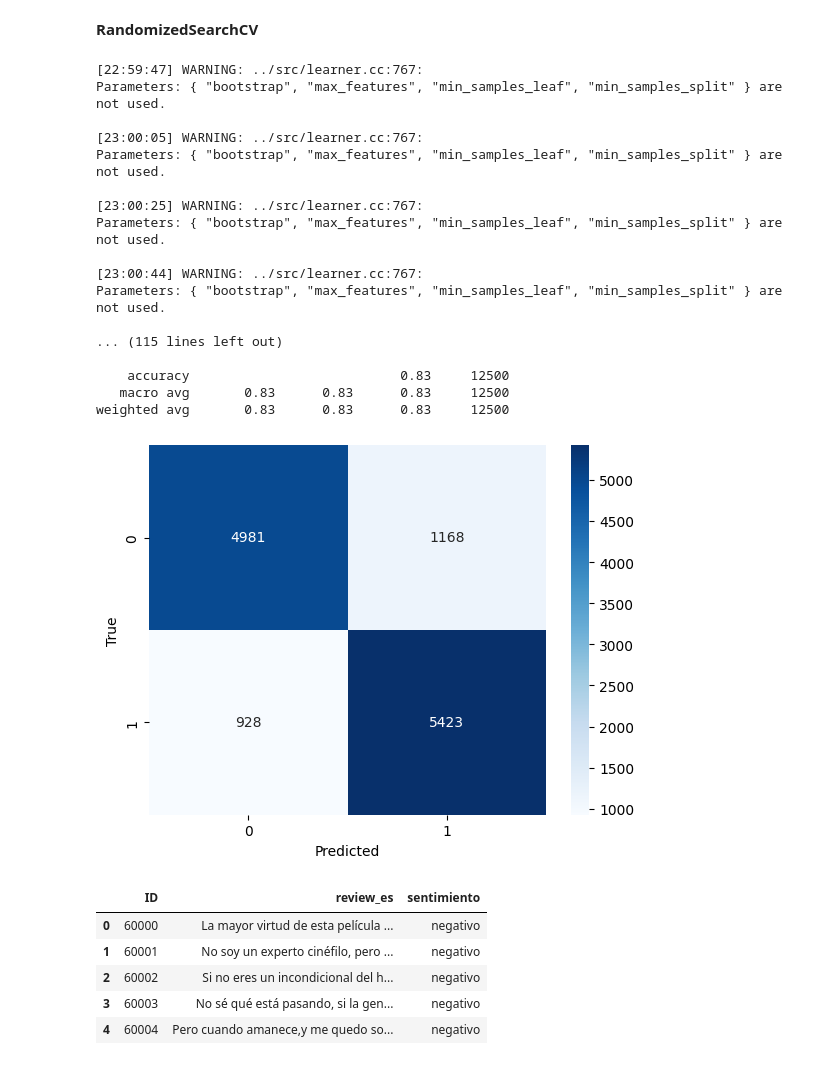
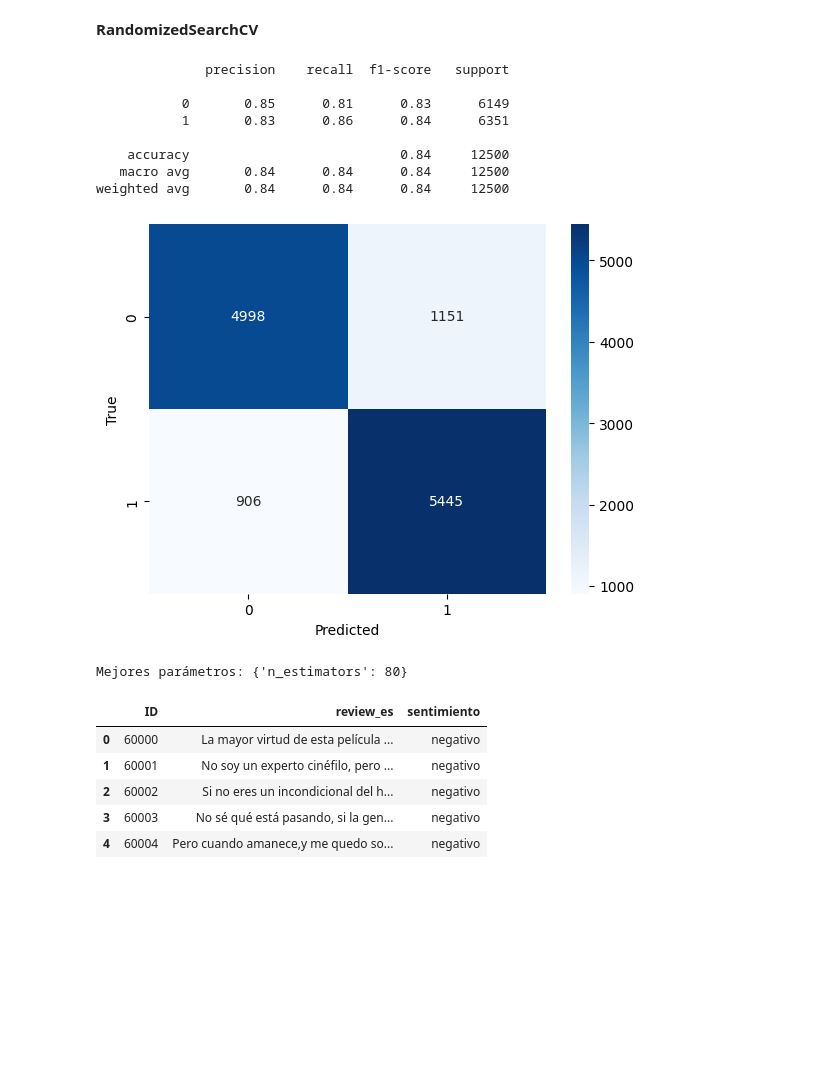
Before and after one commit to nicoRonchese/7506R-1C2023-GRUPO28, a Jupyter notebook: TP2/7506R_TP2_GRUPO28_ENTREGA_N3.ipynb, the cells around one changed output. Drawn from its saved outputs; the diff is of its cells as text; code cells hidden in the pictures; blank space fills up the shorter version.

```diff
--- a/TP2/7506R_TP2_GRUPO28_ENTREGA_N3.ipynb
+++ b/TP2/7506R_TP2_GRUPO28_ENTREGA_N3.ipynb
@@ -84,49 +84,39 @@ review_split.head()
 # %%
 X_train, X_test, y_train, y_test = train_test_split(review_split, sentimientos, test_size = 0.25, random_state = 5)
 
 
 n = 10
-params_grid = {'objective': ['binary:logistic'], 'eval_metric': ['logloss'],
-               'learning_rate': np.linspace(0.01, 0.1, n),
-               'max_depth': list(range(1, 6)),
-               'subsample': np.linspace(0.5, 1.0, n),
-               'colsample_bytree': np.linspace(0.5, 1.0, n),
-               'gamma': np.linspace(0, 0.5, n)}
 
-params_grid = {'n_estimators': [10, 17, 25, 33, 41, 48, 56, 64, 72, 80], 'max_features': ['auto', 'sqrt'], 'min_samples_split': [2, 5], 'min_samples_leaf': [1, 2], 'bootstrap': [True, False]}
+params_grid = {'n_estimators': [10, 17, 25, 33, 41, 48, 56, 64, 72, 80]}
 
 
 scorer_fn = make_scorer(f1_score)
 
-model1 = make_pipeline(CountVectorizer(), RandomizedSearchCV(estimator=xgb.XGBClassifier(random_state=0, n_estimators=100),
+model1 = make_pipeline(CountVectorizer(), RandomizedSearchCV(estimator=xgb.XGBClassifier(random_state=0),
                                                              param_distributions=params_grid, scoring=scorer_fn,
                                                              cv=4, n_iter=n))
 
 model1.fit(X_train['review_es'], y_train)
 
 best_xgb_1 = model1.named_steps['randomizedsearchcv'].best_estimator_
 predicted_categories_1 = model1.predict(X_test['review_es'])
 
 metricas(predicted_categories_1, y_test)
 # %% [output]
-[22:59:47] WARNING: ../src/learner.cc:767:
-Parameters: { "bootstrap", "max_features", "min_samples_leaf", "min_samples_split" } are not used.
+              precision    recall  f1-score   support
 
-[23:00:05] WARNING: ../src/learner.cc:767:
-Parameters: { "bootstrap", "max_features", "min_samples_leaf", "min_samples_split" } are not used.
+           0       0.85      0.81      0.83      6149
+           1       0.83      0.86      0.84      6351
 
-[23:00:25] WARNING: ../src/learner.cc:767:
-Parameters: { "bootstrap", "max_features", "min_samples_leaf", "min_samples_split" } are not used.
-
-[23:00:44] WARNING: ../src/learner.cc:767:
-Parameters: { "bootstrap", "max_features", "min_samples_leaf", "min_samples_split" } are not used.
-
-... (115 lines left out)
-
-    accuracy                           0.83     12500
-   macro avg       0.83      0.83      0.83     12500
-weighted avg       0.83      0.83      0.83     12500
+    accuracy                           0.84     12500
+   macro avg       0.84      0.84      0.84     12500
+weighted avg       0.84      0.84      0.84     12500
-[figure, old version]
+[figure, new version]
+# %%
+best_params = model1.named_steps['randomizedsearchcv'].best_params_
+print("Mejores parámetros:", best_params)
+# %% [output]
+Mejores parámetros: {'n_estimators': 80}
 # %%
 y_predic = model1.predict(review_t['review_es'])
 y_predic_cat = np.where(y_predic>0.5,1,0)
```
Also changed, not shown: parts of 1 cell of this notebook.
